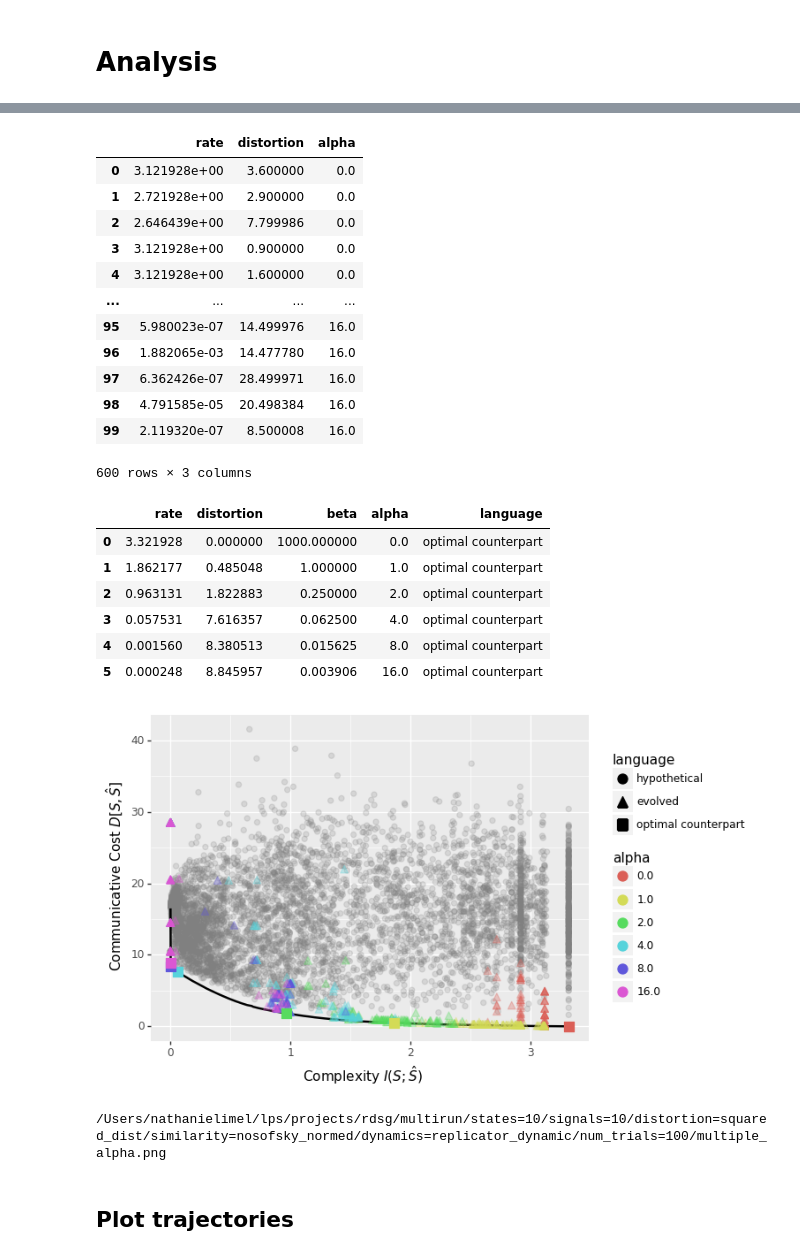
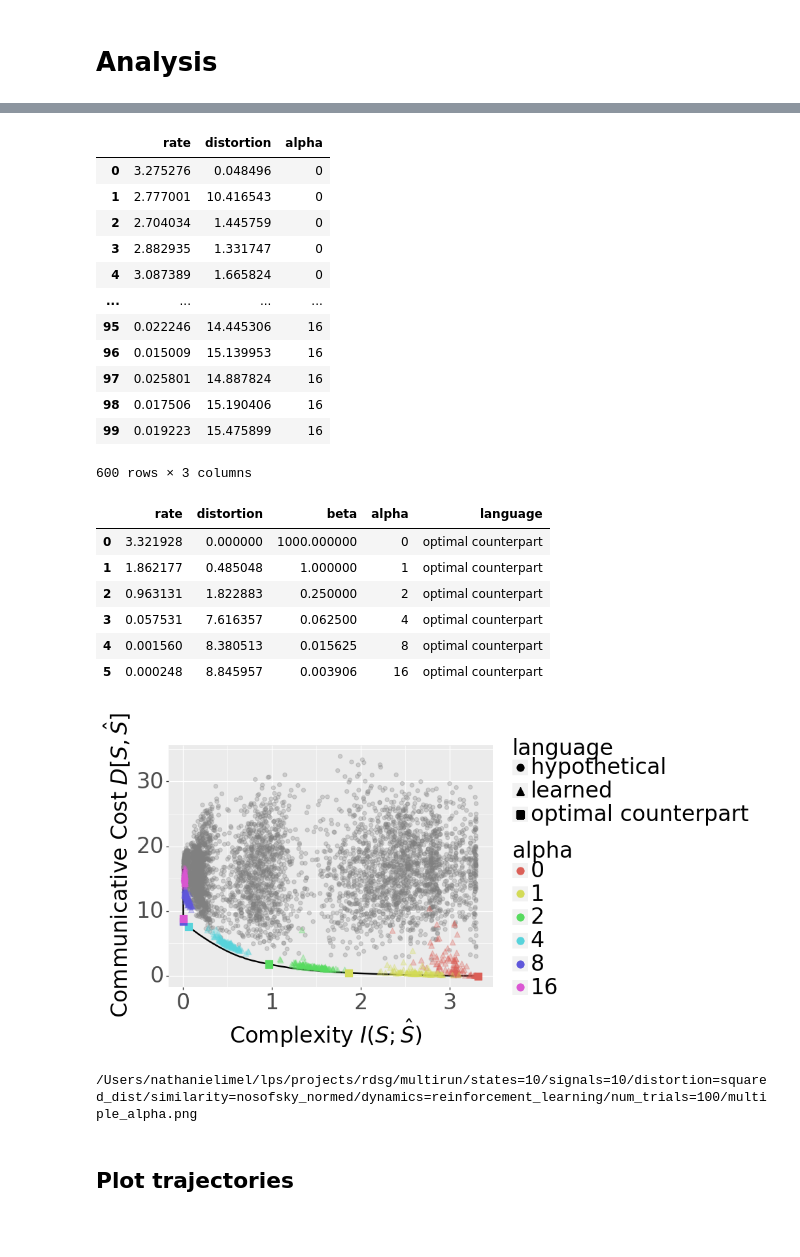
Before and after one commit to nathimel/rdsg, a Jupyter notebook: src/notebooks/analyze.ipynb, the cells around one changed output, grey strips where cells are left out. Drawn from its saved outputs; the diff is of its cells as text; code cells hidden in the pictures; blank space fills up the shorter version.

```diff
--- a/src/notebooks/analyze.ipynb
+++ b/src/notebooks/analyze.ipynb
@@ -12,8 +12,8 @@ params = [
 ]
 
 # Learned
-# dynamic = "reinforcement_learning"
-dynamic = "replicator_dynamic"
+dynamic = "reinforcement_learning"
+# dynamic = "replicator_dynamic"
 
 # num_trials = 10
 num_trials = 100
@@ -122,24 +122,26 @@ variant_data
 6000 rows × 3 columns
 # %%
 sim_data[param_name] = sim_data[param_name].astype(float)
+sim_data[param_name] = sim_data[param_name].astype(int)
 sim_data[param_name] = sim_data[param_name].astype(str)
 counterpart_data[param_name] = counterpart_data[param_name].astype(float)
+counterpart_data[param_name] = counterpart_data[param_name].astype(int)
 counterpart_data[param_name] = counterpart_data[param_name].astype(str)
 
 sim_data
 # %% [output]
 |  | rate | distortion | alpha |
-| 0 | 3.121928e+00 | 3.600000 | 0.0 |
-| 1 | 2.721928e+00 | 2.900000 | 0.0 |
-| 2 | 2.646439e+00 | 7.799986 | 0.0 |
-| 3 | 3.121928e+00 | 0.900000 | 0.0 |
-| 4 | 3.121928e+00 | 1.600000 | 0.0 |
+| 0 | 3.275276 | 0.048496 | 0 |
+| 1 | 2.777001 | 10.416543 | 0 |
+| 2 | 2.704034 | 1.445759 | 0 |
+| 3 | 2.882935 | 1.331747 | 0 |
+| 4 | 3.087389 | 1.665824 | 0 |
 | ... | ... | ... | ... |
-| 95 | 5.980023e-07 | 14.499976 | 16.0 |
-| 96 | 1.882065e-03 | 14.477780 | 16.0 |
-| 97 | 6.362426e-07 | 28.499971 | 16.0 |
-| 98 | 4.791585e-05 | 20.498384 | 16.0 |
-| 99 | 2.119320e-07 | 8.500008 | 16.0 |
+| 95 | 0.022246 | 14.445306 | 16 |
+| 96 | 0.015009 | 15.139953 | 16 |
+| 97 | 0.025801 | 14.887824 | 16 |
+| 98 | 0.017506 | 15.190406 | 16 |
+| 99 | 0.019223 | 15.475899 | 16 |
 600 rows × 3 columns
 # %%
 # plot each language, with a unique color for each gamma
@@ -149,28 +151,28 @@ if param_name == "alpha":
     counterpart_data = counterpart_data.assign(
             alpha=pd.Categorical(
                 counterpart_data["alpha"],
-                categories=[g for g in simulation_dataframes.keys()]
+                categories=[str(param) for param in params]
             )
         )
 
     sim_data = sim_data.assign(
             alpha=pd.Categorical(
                 sim_data["alpha"],
-                categories=[g for g in simulation_dataframes.keys()]
+                categories=[str(param) for param in params]
             )
         )
 else:
     counterpart_data = counterpart_data.assign(
             beta=pd.Categorical(
                 counterpart_data["beta"],
-                categories=[g for g in simulation_dataframes.keys()]
+                categories=[str(param) for param in params]
             )
         )
 
     sim_data = sim_data.assign(
             beta=pd.Categorical(
                 sim_data["beta"],
-                categories=[g for g in simulation_dataframes.keys()]
+                categories=[str(param) for param in params]
             )
         )
 
@@ -190,12 +192,12 @@ if trajectory:
 counterpart_data
 # %% [output]
 |  | rate | distortion | beta | alpha | language |
-| 0 | 3.321928 | 0.000000 | 1000.000000 | 0.0 | optimal counterpart |
-| 1 | 1.862177 | 0.485048 | 1.000000 | 1.0 | optimal counterpart |
-| 2 | 0.963131 | 1.822883 | 0.250000 | 2.0 | optimal counterpart |
-| 3 | 0.057531 | 7.616357 | 0.062500 | 4.0 | optimal counterpart |
-| 4 | 0.001560 | 8.380513 | 0.015625 | 8.0 | optimal counterpart |
-| 5 | 0.000248 | 8.845957 | 0.003906 | 16.0 | optimal counterpart |
+| 0 | 3.321928 | 0.000000 | 1000.000000 | 0 | optimal counterpart |
+| 1 | 1.862177 | 0.485048 | 1.000000 | 1 | optimal counterpart |
+| 2 | 0.963131 | 1.822883 | 0.250000 | 2 | optimal counterpart |
+| 3 | 0.057531 | 7.616357 | 0.062500 | 4 | optimal counterpart |
+| 4 | 0.001560 | 8.380513 | 0.015625 | 8 | optimal counterpart |
+| 5 | 0.000248 | 8.845957 | 0.003906 | 16 | optimal counterpart |
 # %%
 plot = (
     # Set data and the axes
@@ -206,35 +208,36 @@ plot = (
         # sampled_data,
         variant_data,
         pn.aes(shape="language"),
         color="gray",
         size=2,
-        alpha=0.2,
+        alpha=0.3,
     )
     + pn.geom_line(size=1) # pareto data
     + pn.geom_jitter( # simulation langs
         data=sim_data,
         mapping=pn.aes(
             color=param_name,
             shape="language",
             ),
         alpha=0.3,
         size=3,
         # height=0.1,
     )
     + pn.geom_point( # theoretical bound langs last
         data=counterpart_data,
         mapping=pn.aes(
             color=param_name,
             shape="language",
             ),
         size=4,
     )
     + pn.xlab("Complexity $I(S;\hat{S})$")
     + pn.ylab("Communicative Cost $D[S, \hat{S}]$")
+    + pn.theme(text=pn.element_text(size=24))
 )
 print(plot)
 # %% [output]
-[figure, old version]
+[figure, new version]
 # %%
 # # Save plot (will overwrite!)
 
@@ -243,7 +246,7 @@ fn = plot_save_dir + f"/multiple_{param_name}.png"
 plot.save(filename=fn, width=10, height=10, dpi=300)
 print(fn)
 # %% [output]
-/Users/nathanielimel/lps/projects/rdsg/multirun/states=10/signals=10/distortion=squared_dist/similarity=nosofsky_normed/dynamics=replicator_dynamic/num_trials=100/multiple_alpha.png
+/Users/nathanielimel/lps/projects/rdsg/multirun/states=10/signals=10/distortion=squared_dist/similarity=nosofsky_normed/dynamics=reinforcement_learning/num_trials=100/multiple_alpha.png
 # %% [markdown]
 ## Plot trajectories
 # %%
```
Also changed, not shown: parts of 27 cells of this notebook, 9 other files.
